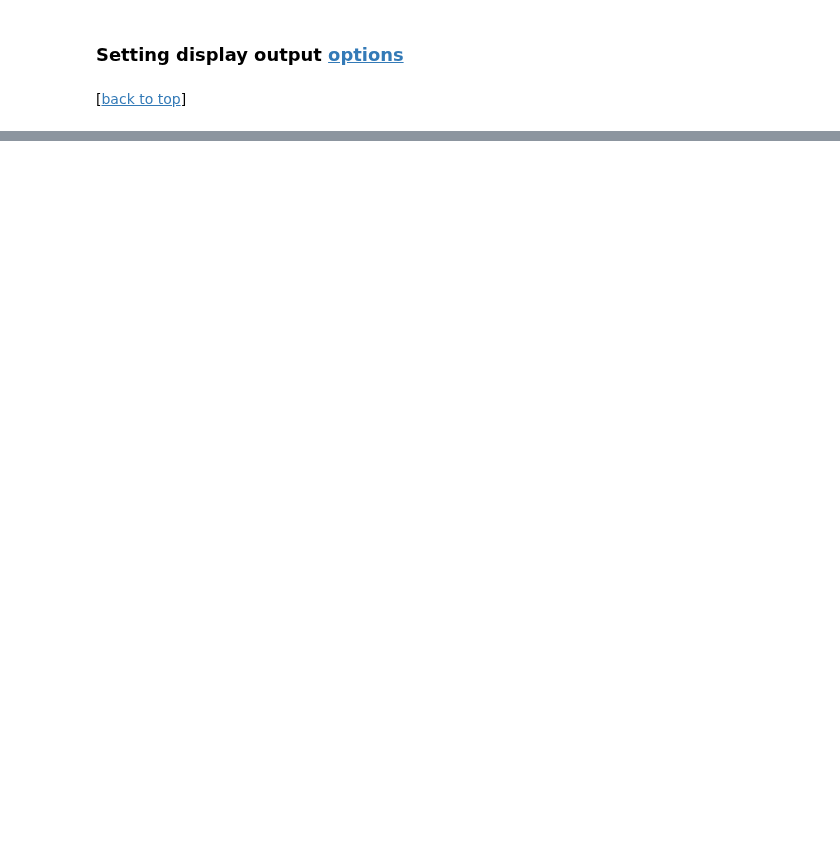
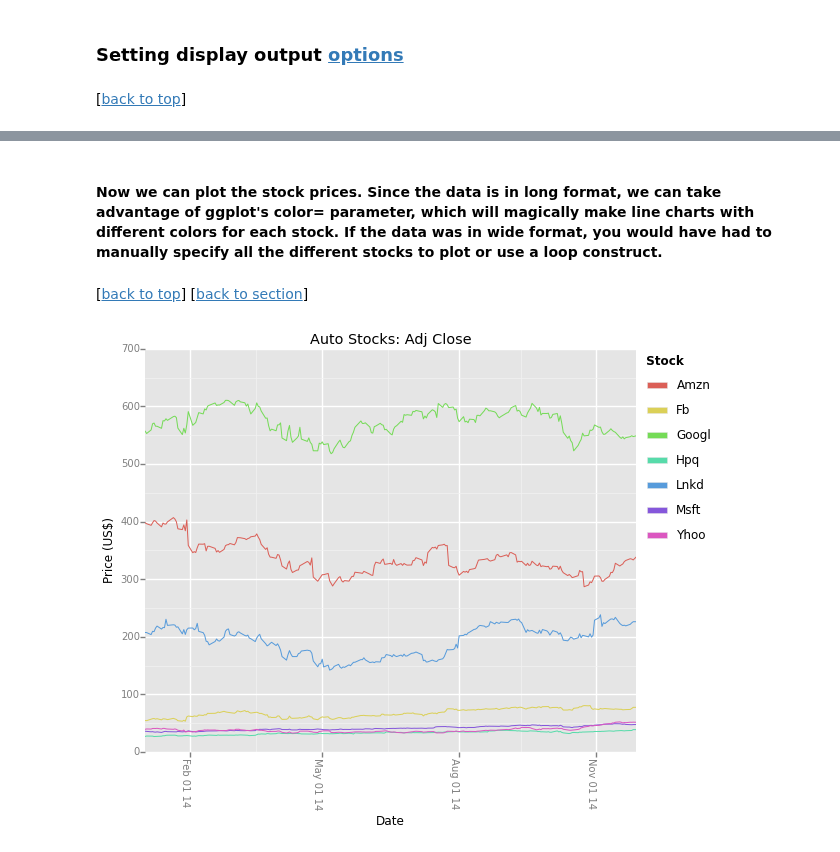
Before and after one commit to pybokeh/jupyter_notebooks, a Jupyter notebook: pandas/PandasCheatSheet.ipynb, the cells around one changed output, grey strips where cells are left out. Drawn from its saved outputs; the diff is of its cells as text; code cells hidden in the pictures; blank space fills up the shorter version.

```diff
--- a/pandas/PandasCheatSheet.ipynb
+++ b/pandas/PandasCheatSheet.ipynb
@@ -41,0 +869,17 @@ ImportError: No module named 'pandas'
+# %%
+import pandas.io.data as web
+from datetime import datetime
+import pandas as pd
+
+stocks = {'tech':['GOOGL', 'MSFT', 'LNKD', 'YHOO', 'FB','HPQ','AMZN'],
+          'auto':['TM','F','GM','HMC','NSANY','HYMTF'],
+          'housing':['HD','WMT','LOW']
+          }
+
+start_date = datetime(2014,1,1)
+end_date = datetime(2014, 11, 30)
+
+def get_px(stock, start, end):
+    return web.get_data_yahoo(stock, start, end)['Adj Close']
+
+df = pd.DataFrame({n: get_px(n, start_date, end_date) for n in stocks['tech']})
@@ -41,0 +903,4 @@ ImportError: No module named 'pandas'
+# %%
+# Creat a column from the index values
+df.reset_index(level=0, inplace=True)
+df.head(10)
@@ -41,0 +921,3 @@ ImportError: No module named 'pandas'
+# %%
+df_long = pd.melt(df, id_vars=['Date']).dropna()
+df_long
@@ -41,0 +943,3 @@ ImportError: No module named 'pandas'
+# %%
+df_long.rename(columns={'variable': 'Stock', 'value':'Price'},inplace=True)
+df_long.head(10)
@@ -41,0 +958,23 @@ ImportError: No module named 'pandas'
+# %% [markdown]
+#### Now we can plot the stock prices.  Since the data is in long format, we can take advantage of ggplot's color= parameter, which will magically make line charts with different colors for each stock.  If the data was in wide format, you would have had to manually specify all the different stocks to plot or use a loop construct.
+# %% [markdown]
+[[back to top](#top)] [[back to section](#melt)]
+# %%
+import matplotlib.pyplot as plt
+from ggplot import *
+
+stock_plot = ggplot(df_long, aes(x='Date', y='Price', color='Stock')) + \
+        geom_line() + \
+        ylab('Price (US$)') + \
+        ggtitle('Auto Stocks: Adj Close') + \
+        scale_x_date(labels='%b %d %y',breaks=date_breaks('3 months') )
+
+# Have to use MATPLOTLIB api to rotate x tick labels.  Hopefully some day, ggplot will implement a rotation option.
+fig = stock_plot.draw()
+ax = fig.gca()
+labels = ax.get_xticklabels()
+for label in labels:
+    label.set_rotation(270)
+plt.show()
+# %% [output]
+[figure, added]
```
Also changed, not shown: parts of 176 cells of this notebook, 1 other file.
